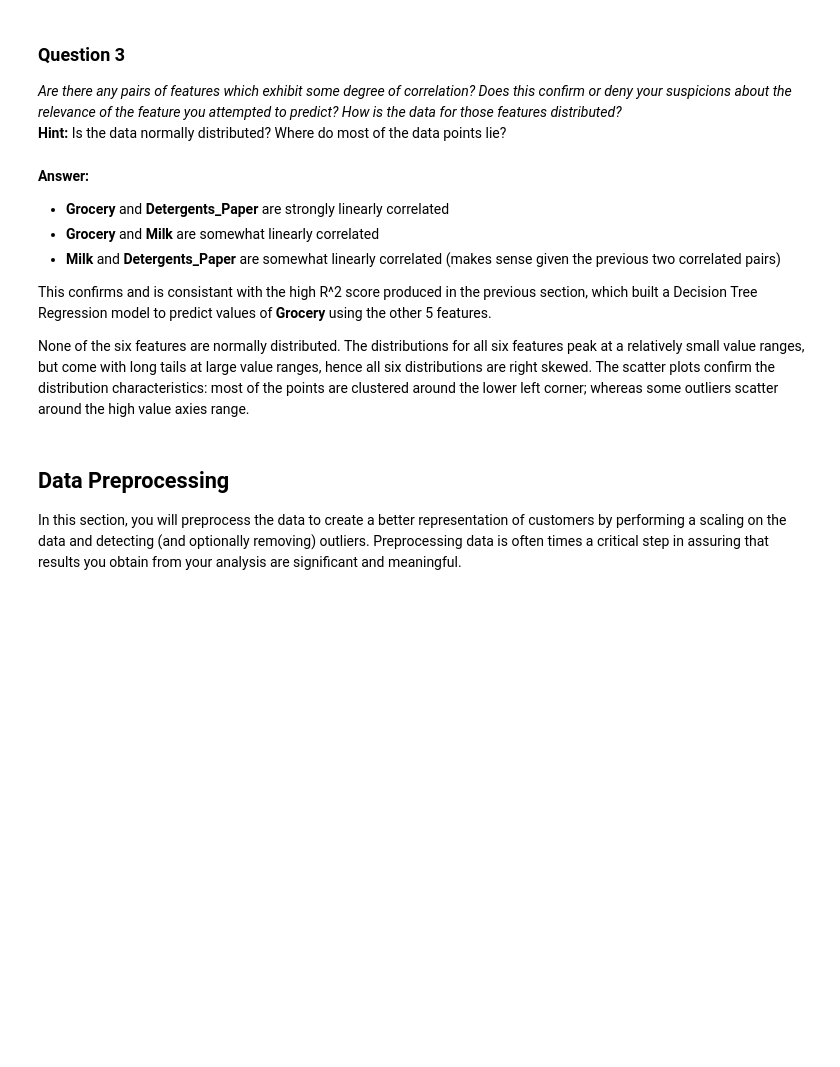
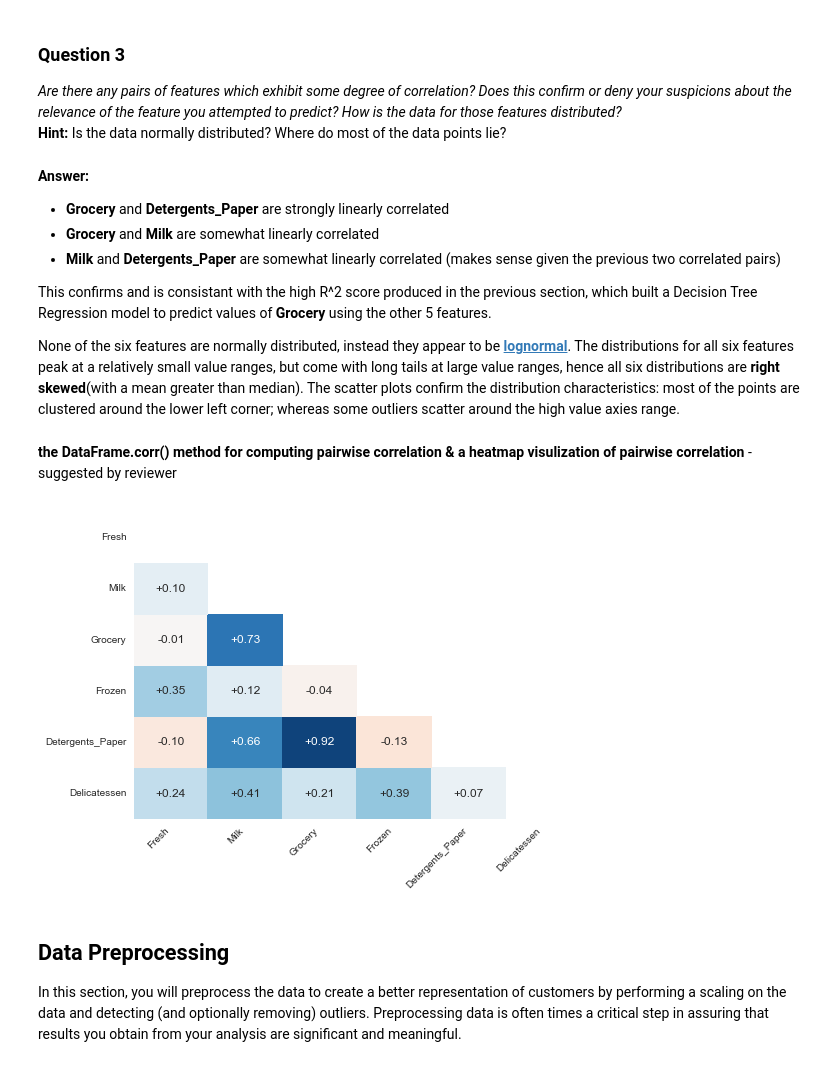
Before and after one commit to zhongyuk/machine-learning, a Jupyter notebook: projects/creating_customer_segments/customer_segments.ipynb, the cells around one changed output. Drawn from its saved outputs; the diff is of its cells as text; code cells hidden in the pictures; blank space fills up the shorter version.

```diff
--- a/projects/creating_customer_segments/customer_segments.ipynb
+++ b/projects/creating_customer_segments/customer_segments.ipynb
@@ -163,7 +195,18 @@ pd.scatter_matrix(data, alpha = 0.3, figsize = (14,8), diagonal = 'kde');
 
 This confirms and is consistant with the high R^2 score produced in the previous section, which built a Decision Tree Regression model to predict values of **Grocery** using the other 5 features.
 
-None of the six features are normally distributed. The distributions for all six features peak at a relatively small value ranges, but come with long tails at large value ranges, hence all six distributions are right skewed. The scatter plots confirm the distribution characteristics: most of the points are clustered around the lower left corner; whereas some outliers scatter around the high value axies range.
+None of the six features are normally distributed, instead they appear to be **[lognormal](http://mathworld.wolfram.com/LogNormalDistribution.html)**. The distributions for all six features peak at a relatively small value ranges, but come with long tails at large value ranges, hence all six distributions are **right skewed**(with a mean greater than median). The scatter plots confirm the distribution characteristics: most of the points are clustered around the lower left corner; whereas some outliers scatter around the high value axies range.
+# %% [markdown]
+**the DataFrame.corr() method for computing pairwise correlation & a heatmap visulization of pairwise correlation** - suggested by reviewer
+# %%
+corr = data.corr()
+mask = np.zeros_like(corr)
+mask[np.triu_indices_from(mask, 0)] = True
+with sns.axes_style("white"):
+    sns.heatmap(corr, mask=mask, annot=True, cmap='RdBu', fmt='+.2f', cbar=False)
+    plt.xticks(rotation=45, ha='right');
+# %% [output]
+[figure, added]
 # %% [markdown]
 ## Data Preprocessing
 In this section, you will preprocess the data to create a better representation of customers by performing a scaling on the data and detecting (and optionally removing) outliers. Preprocessing data is often times a critical step in assuring that results you obtain from your analysis are significant and meaningful.
```
Also changed, not shown: parts of 33 cells of this notebook, 1 other file.
